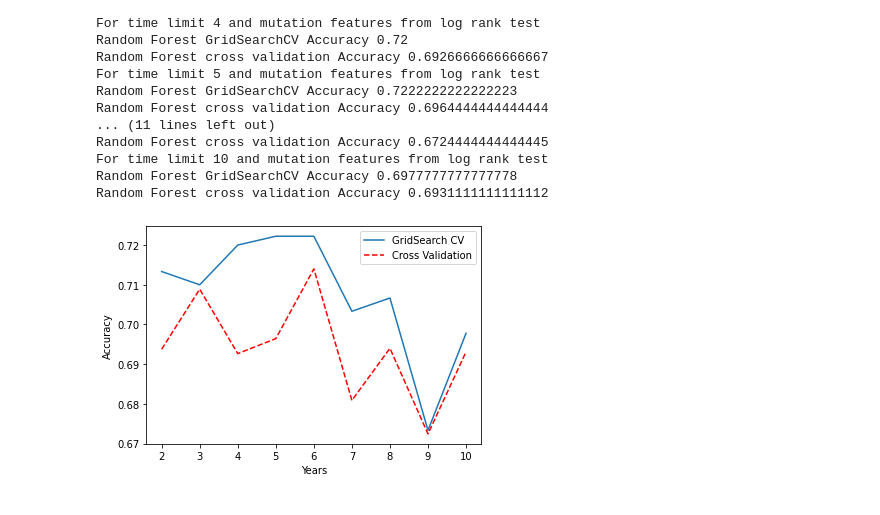
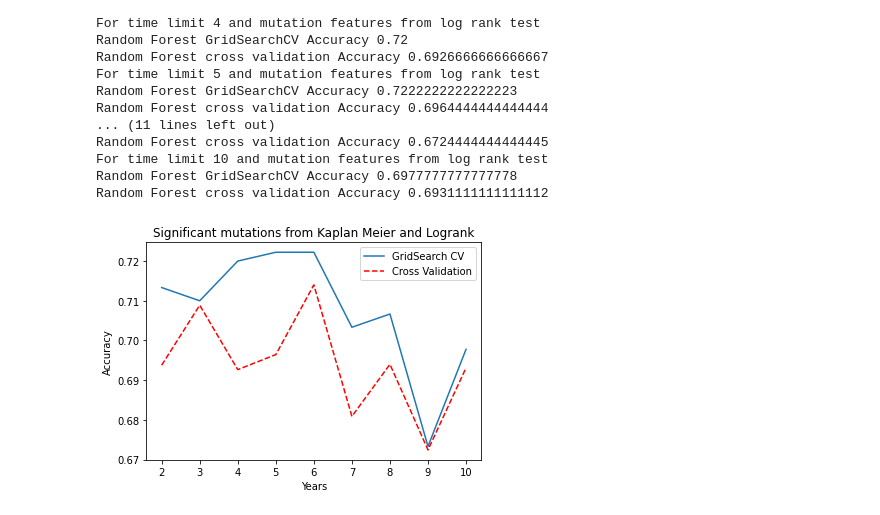
Before and after one commit to Enable72/ECE204_final_project, a Jupyter notebook: project5_mutation_logrank.ipynb, the cells around one changed output. Drawn from its saved outputs; the diff is of its cells as text; code cells hidden in the pictures.

```diff
--- a/project5_mutation_logrank.ipynb
+++ b/project5_mutation_logrank.ipynb
@@ -477,12 +477,13 @@ Random Forest cross validation Accuracy 0.6931111111111112
 # %%
 plt.plot(time_limit, acc_grid, label='GridSearch CV')  # Default color and line style
 plt.plot(time_limit, acc_cv, 'r--', label='Cross Validation')  # Red dashed line
 
 # Optional: add a legend to explain which line is which
 plt.legend()
 plt.xlabel('Years')
 plt.ylabel('Accuracy')
+plt.title('Significant mutations from Kaplan Meier and Logrank')
 # Show the plot
 plt.show()
 # %% [output]
-[figure, old version]
+[figure, new version]
```
Also changed, not shown: parts of 1 cell of this notebook.
